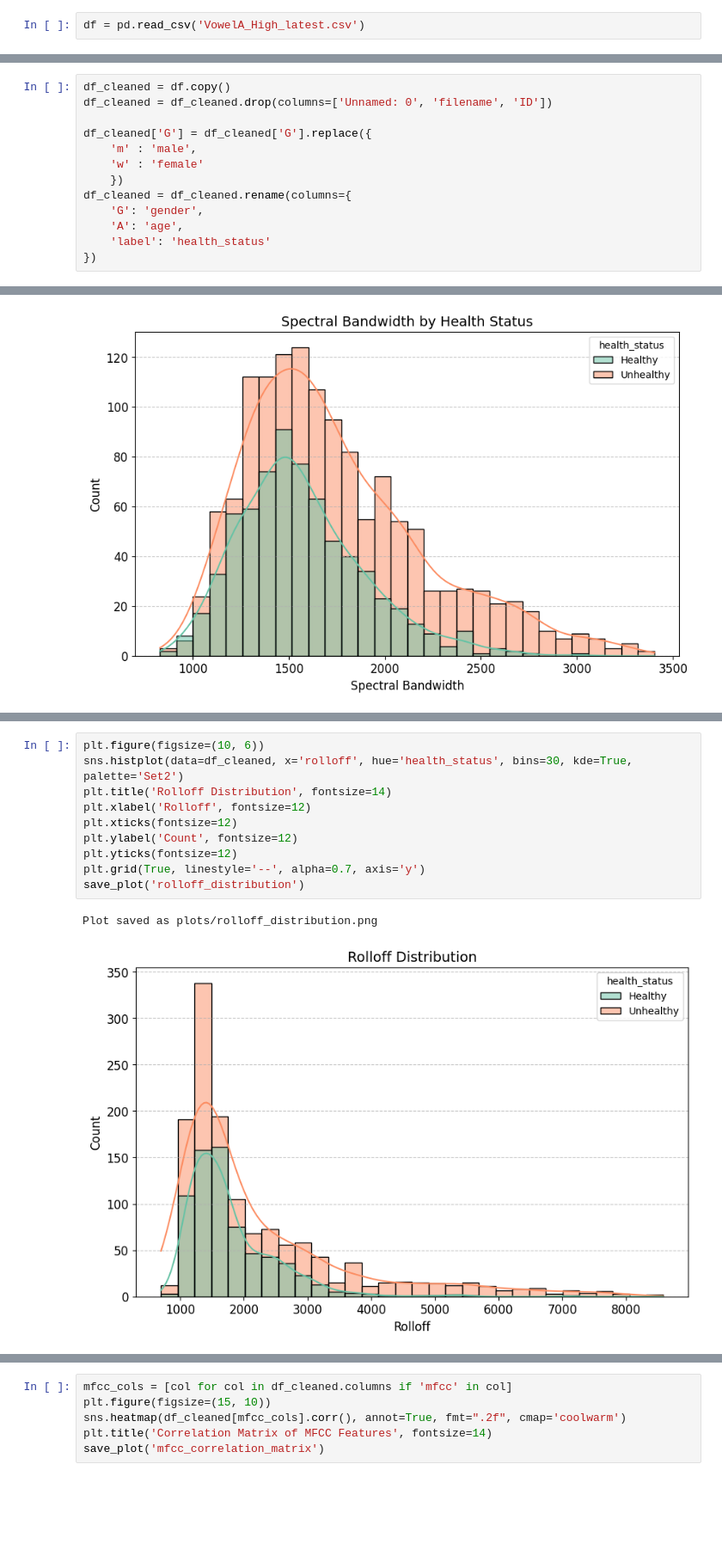
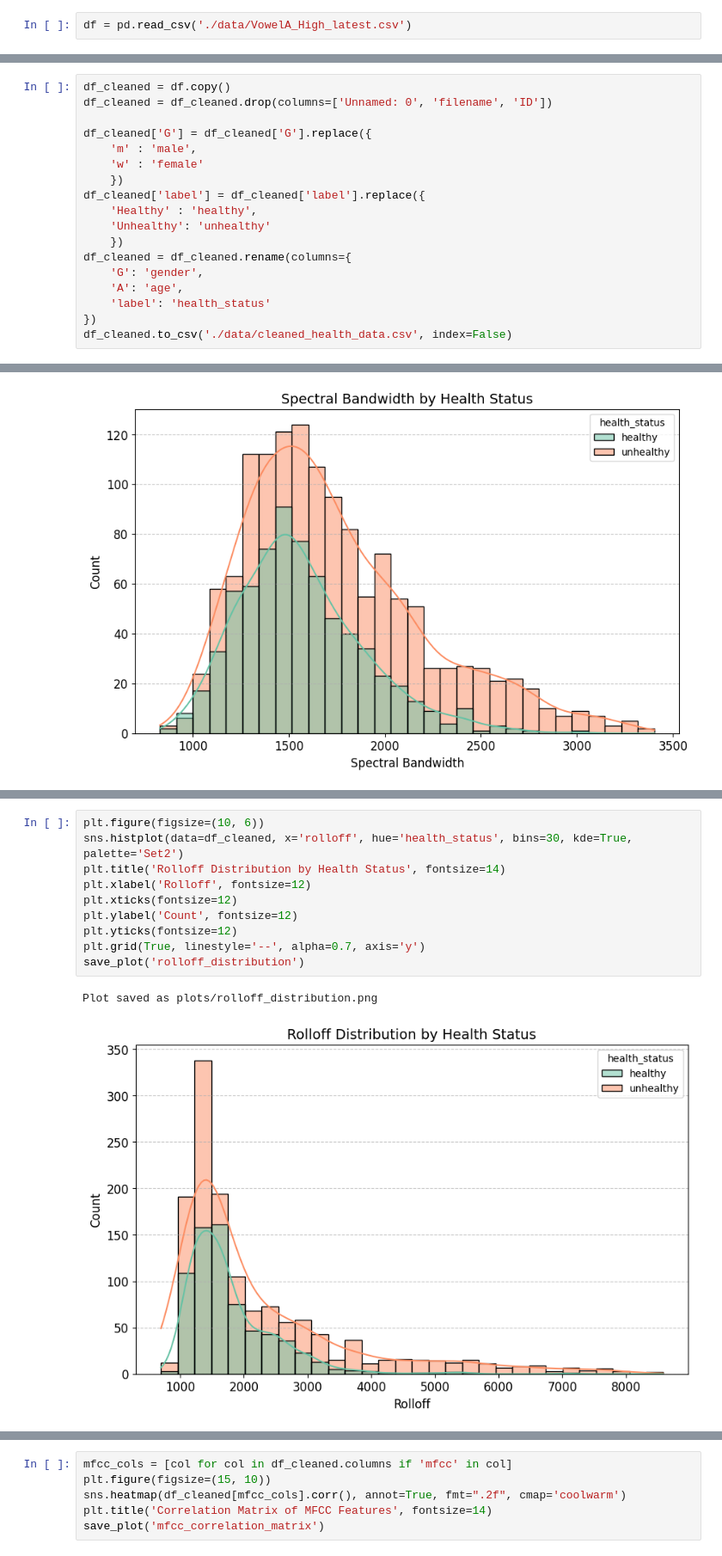
Before and after one commit to jackl92/health-analysis, a Jupyter notebook: health_analysis_eda.ipynb, the cells around one changed output, grey strips where cells are left out. Shown at 86% size. Cells and saved outputs as stored; diff of their text form; blank space fills up the shorter version.

Commit message:
added more graphs and save data to data folder for seperate prediction model notebook

```diff
--- a/health_analysis_eda.ipynb
+++ b/health_analysis_eda.ipynb
@@ -14,7 +14,7 @@ def save_plot(filename, dpi=300, format='png', folder='plots'):
     print(f"Plot saved as {filepath}")
     plt.show()
 # %%
-df = pd.read_csv('VowelA_High_latest.csv')
+df = pd.read_csv('./data/VowelA_High_latest.csv')
 # %%
 df.head()
 # %% [output]
@@ -53,11 +53,16 @@ df_cleaned['G'] = df_cleaned['G'].replace({
     'm' : 'male',
     'w' : 'female'
     })
+df_cleaned['label'] = df_cleaned['label'].replace({
+    'Healthy' : 'healthy',
+    'Unhealthy': 'unhealthy'
+    })
 df_cleaned = df_cleaned.rename(columns={
     'G': 'gender',
     'A': 'age',
     'label': 'health_status'
 })
+df_cleaned.to_csv('./data/cleaned_health_data.csv', index=False)
 # %%
 age_mean = np.round(df_cleaned['age'].mean(), 1)
 age_std = np.round(df_cleaned['age'].std(), 1)
@@ -182,13 +187,13 @@ Plot saved as plots/spectral_bandwidth_by_health_and_gender.png
 # %%
 plt.figure(figsize=(10, 6))
 sns.histplot(data=df_cleaned, x='rolloff', hue='health_status', bins=30, kde=True, palette='Set2')
-plt.title('Rolloff Distribution', fontsize=14)
+plt.title('Rolloff Distribution by Health Status', fontsize=14)
 plt.xlabel('Rolloff', fontsize=12)
 plt.xticks(fontsize=12)
 plt.ylabel('Count', fontsize=12)
 plt.yticks(fontsize=12)
 plt.grid(True, linestyle='--', alpha=0.7, axis='y')
 save_plot('rolloff_distribution')
 # %% [output]
 Plot saved as plots/rolloff_distribution.png
-[figure, old version]
+[figure, new version]
```
Also changed, not shown: parts of 5 cells of this notebook, 11 other files.
